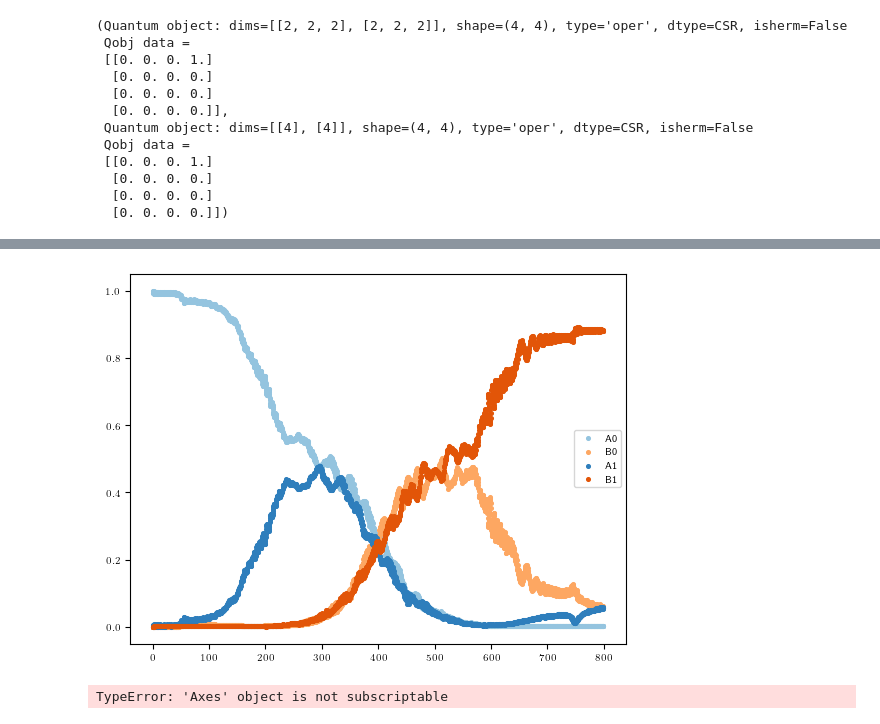
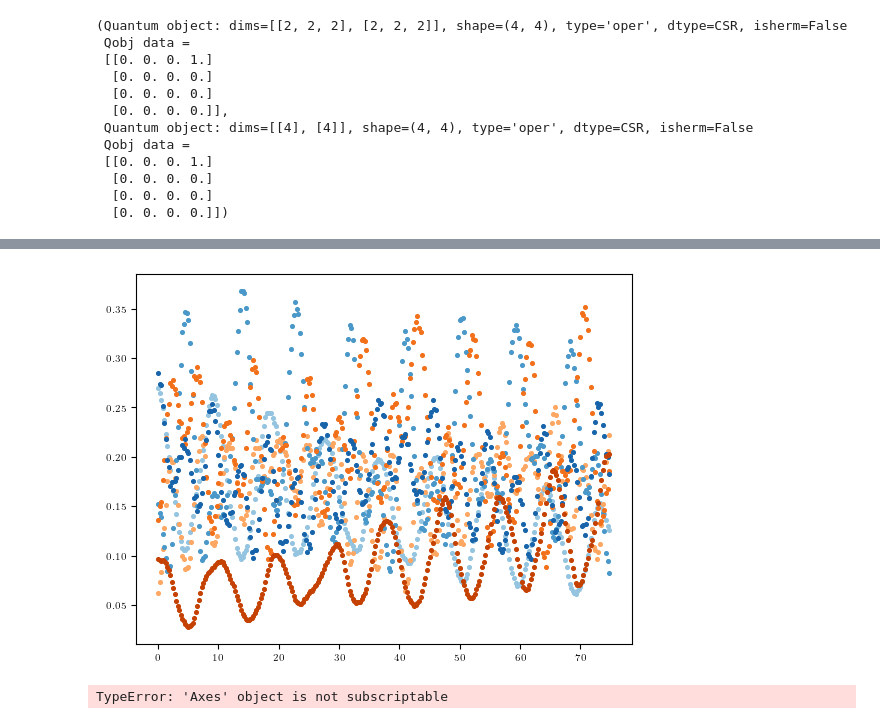
Before and after one commit to ChriGomm/master, a Jupyter notebook: numerics/thermal_phonons.ipynb, the cells around one changed output, grey strips where cells are left out. Saved outputs shown, nothing was run; the diff lists cells and outputs as text; code cells hidden in the pictures.

Commit message:
looked again at the evolution of spin + spin-phonon Hamiltonian. Where does the damping come from

```diff
--- a/numerics/thermal_phonons.ipynb
+++ b/numerics/thermal_phonons.ipynb
@@ -1638,13 +1670,20 @@ Total run time:   0.11s
+# %%
+excit_phonons = 7
+chain_length = 6
+S= system(chain_length,excit_phonons,dip_dip,dip_derivative_full,a=a,full=False,ph_scale=1/6, d= d)
+S.Hamiltonian(1.3,0,Delta=0).shape
+Ham = S.Hamiltonian(1.3,0,Delta=0).full()
+eigvals, eigvecs = np.linalg.eigh(Ham)
 # %%
 # boson_number -=1
 increase = 0
-exc_numbers = [10]
+exc_numbers = [8]
 trajs = []
 for l in exc_numbers:
 # for l in range(boson_number-1,8):
     excit_phonons = l
     excit_spin = 1
-    chain_length = 4
+    chain_length = 6
     latticeA = np.zeros((2,chain_length//2+chain_length%2))
     latticeB = np.zeros((2,chain_length//2))
     atol = 1e-16
@@ -1660,11 +1699,20 @@ for l in exc_numbers:
     ind_spin = project_indices(excit_spin,chain_length)
 
     state_sp =0
-    b0 = 1.6
+    a = 3
+    b0 = 1.8#2.
     # d = np.array([np.sqrt(1/3),np.sqrt(2/3)])
     d = np.array([0,1])
-    eig0 = np.zeros(chain_length)
-    eig0[0] = 1
+    dmat = single_Hamiltonian(b0,0,a,chain_length,dip_dip,0,d)
+    eigvals, eigvecs = np.linalg.eigh(dmat)
+    eigen = sort_eigenvalues(eigvals,eigvecs)
+    # eig0 = 1/np.sqrt(2)*(eigen[1,1:]-eigen[0,1:])
+    # eig0 = np.zeros(chain_length)
+    # eig0[0] = 1
+    fig, ax = plt.subplots(1,1)
+    ax.scatter(np.arange(chain_length),eig0,color='blue',s=10)
+    plt.show()
+    # solo
     for i in range(chain_length):
         state_sp += project_vec(ind_spin,enr_fock([2]*chain_length,1,[1 if n==i else 0 for n in range(chain_length)]))* eig0[i]
 
@@ -1690,14 +1738,15 @@ for l in exc_numbers:
 
     psiq = state0.unit()
 
-    S= system(chain_length,excit_phonons,dip_dip,dip_derivative_full,a=2,full=False,ph_scale=1/12, d= d)
+    S= system(chain_length,excit_phonons,dip_dip,dip_derivative_full,a=a,full=False,ph_scale=1/3, d= d)
+    # S2= system(chain_length,excit_phonons,dip_dip,dip_derivative_full,a=a,full=False,ph_scale=1/12,sp_scale=0, d= d)
 
     # psiq = S.Hamiltonian(a/2,0) @ state0.unit()#.dag()
-    # tsteps = 7/5*100*excit_phonons-40
-    # dt = 400/tsteps
-    tsteps = (200+100*excit_phonons)*2
-    # tsteps = 500
-    dt = 800/tsteps
+    tsteps = 300
+    dt = 75/tsteps
+    # tsteps = (200+100*excit_phonons)*4
+    # # tsteps = 500
+    # dt = 500/tsteps
     # print("thermal_phonons/traj_chain_length4_excite{:d}_time{:.2f}".format(excit_phonons,0.23))
     # return
     t = np.arange(tsteps)*dt
@@ -1705,17 +1754,17 @@ for l in exc_numbers:
     S.projectors_eval[0], psiq
     def time_traj(t):
         b = a/2+(b0-a/2)*np.cos(2*np.pi*freq*t)
-        Delta = np.sin(2*np.pi*freq*t)*10
+        Delta = np.sin(2*np.pi*freq*t)*0.3
         return b, h, Delta
     S.param_trajectory = time_traj
-    fig, ax = plt.subplots(1,2)
+    # fig, ax = plt.subplots(1,2)
 
-    ax[0].scatter(latticeA[0,:],[expect(S.projectors_eval[2*i],psiq) for i in range(chain_length//2+chain_length%2)],color='blue',s=10)
-    ax[0].scatter(latticeB[0,:],[expect(S.projectors_eval[2*i+1],psiq) for i in range(chain_length//2)],color='red',s=10)
+    # ax[0].scatter(latticeA[0,:],[expect(S.projectors_eval[2*i],psiq) for i in range(chain_length//2+chain_length%2)],color='blue',s=10)
+    # ax[0].scatter(latticeB[0,:],[expect(S.projectors_eval[2*i+1],psiq) for i in range(chain_length//2)],color='red',s=10)
 
-    ax[1].scatter(latticeA[0,:],[expect(S.projectors_eval[chain_length+2*i],psiq) for i in range(chain_length//2+chain_length%2)],color='blue',s=10)
-    ax[1].scatter(latticeB[0,:],[expect(S.projectors_eval[chain_length+2*i+1],psiq) for i in range(chain_length//2)],color='red',s=10)
-    plt.show()
+    # ax[1].scatter(latticeA[0,:],[expect(S.projectors_eval[chain_length+2*i],psiq) for i in range(chain_length//2+chain_length%2)],color='blue',s=10)
+    # ax[1].scatter(latticeB[0,:],[expect(S.projectors_eval[chain_length+2*i+1],psiq) for i in range(chain_length//2)],color='red',s=10)
+    # plt.show()
 
     # psiq = S.Hamiltonian(a/2,0) @ state0.unit()#.dag()
     # fig, ax = plt.subplots(1,2)
@@ -1729,7 +1778,10 @@ for l in exc_numbers:
     # break
     psiq = state0.unit()#.dag()
     # traj = sesolve(S.Hamiltonian_time,psiq,t,e_ops=S.projectors_eval,options={"progress_bar":True,"store_final_state":True,"atol":atol,"rtol":atol})
-    # traj = sesolve(S.Hamiltonian(a/2,0),psiq,t,e_ops=S.projectors_eval,options={"store_final_state":True,"atol":atol,"rtol":atol,"store_states":True})
+    # traj = sesolve(S.Hamiltonian_spin_time,state_sp,t,e_ops=S.project_spin,options={"progress_bar":True,"store_final_state":True,"atol":atol,"rtol":atol})
+    traj = sesolve(S.Hamiltonian(b0,0),psiq,t,e_ops=S.projectors_eval,options={"store_final_state":True,"atol":atol,"rtol":atol,"store_states":True,"progress_bar":True})
+    # traj = sesolve(S.Hamiltonian_spinner(b0,0,),state_sp,t,e_ops=S.project_spin,options={"store_final_state":True,"atol":atol,"rtol":atol,"store_states":True,"progress_bar":True})
+    # traj2 = sesolve(S2.Hamiltonian(a/2,0),psiq,t,e_ops=S.projectors_eval,options={"store_final_state":True,"atol":atol,"rtol":atol,"store_states":True})
     # t = t[:20],"store_states":True
     # print("size Hamiltonian: ",S.Hamiltonian(b,h).full().shape)
     trajs.append(traj)
@@ -1744,19 +1796,36 @@ for l in exc_numbers:
     #         ax2.scatter(t,traj_states[:,i],s=10,label=phonon_states[i],marker=marker[i%3])
             # ax2.scatter(t,traj.expect[chain_length+2*i+1],color=orange(0.4+0.6*i/(chain_length//2)),s=7,label=f"B{i}")
     fig, ax = plt.subplots(1,1)
+
+    # means = []
+    # bin = 50
+    # for i in range(chain_length):
+    #     steps = len(t)//bin
+    #     mean_time = []
+    #     means.append([])
+    #     for j in range(steps):
+    #         means[-1].append(np.mean(traj.expect[i][j*bin:(j+1)*bin]))
+    #         mean_time.append(np.mean(t[j*bin:(j+1)*bin]))
+
     # fig2, ax2 = plt.subplots(1,1)
     for i in range(chain_length//2):
         # ax2.scatter(t,traj.expect[chain_length+2*i],color=blue(0.4+0.6*i/(chain_length//2+chain_length%2)),s=7,label=f'A{i}')
         # ax2.scatter(t,traj.expect[chain_length+2*i+1],color=orange(0.4+0.6*i/(chain_length//2)),s=7,label=f"B{i}")
+        # ax.scatter(mean_time,means[2*i],color=blue(0.4+0.6*i/(chain_length//2+chain_length%2)),s=7,label=f'A{i}')
+        # ax.scatter(mean_time,means[2*i+1],color=orange(0.4+0.6*i/(chain_length//2)),s=7,label=f"B{i}")#
         ax.scatter(t,traj.expect[2*i],color=blue(0.4+0.6*i/(chain_length//2+chain_length%2)),s=7,label=f'A{i}')
-        ax.scatter(t,traj.expect[2*i+1],color=orange(0.4+0.6*i/(chain_length//2)),s=7,label=f"B{i}")
+        ax.scatter(t,traj.expect[2*i+1],color=orange(0.4+0.6*i/(chain_length//2)),s=7,label=f"B{i}")#
+        # traj_comp_even = 0#trajs[0].expect[2*i]
+        # traj_comp_odd = 0#trajs[0].expect[2*i+1]
+        # ax2.scatter(t,traj_comp_even+traj2.expect[2*i],color=blue(0.4+0.6*i/(chain_length//2+chain_length%2)),s=7,label=f'A{i}')
+        # ax2.scatter(t,traj_comp_odd+traj2.expect[2*i+1],color=orange(0.4+0.6*i/(chain_length//2)),s=7,label=f"B{i}")
         # ax2.scatter(t,traj.expect[chain_length+2*i]-traj1.expect[chain_length+2*i],color=blue(0.4+0.6*i/(chain_length//2+chain_length%2)),s=7,label=f'A{i}')
         # ax2.scatter(t,traj.expect[chain_length+2*i+1]-traj1.expect[chain_length+2*i+1],color=orange(0.4+0.6*i/(chain_length//2)),s=7,label=f"B{i}")
         # ax.scatter(t,traj.expect[2*i]-traj1.expect[2*i],color=blue(0.4+0.6*i/(chain_length//2+chain_length%2)),s=7,label=f'A{i}')
         # ax.scatter(t,traj.expect[2*i+1]-traj1.expect[2*i+1],color=orange(0.4+0.6*i/(chain_length//2)),s=7,label=f"B{i}")
     # ax.scatter(t,traj1.expect[chain_length-1],color=blue(0.4+0.6*(i+1)/(chain_length//2+chain_length%2)),s=7,label=f'A{i+1}')
     # ax2.scatter(t,traj1.expect[chain_length*2-1],color=blue(0.4+0.6*(i+1)/(chain_length//2+chain_length%2)),s=7,label=f'A{i+1}')
-    ax.legend()
+    # ax.legend()
     # ax2.legend()
     # plt.savefig("/home/christian/Documents/master/protocol/pictures/"+"chain4_ricemele_1spto10oupling_doubletime_10phonons_Delta10.pdf")
     plt.show()
@@ -1766,4 +1846,4 @@ for l in exc_numbers:
-[figure, old version]
+[figure, new version]
 # %%
 # fig2, ax2 = plt.subplots(1,4)
 setup = Setup_Fig(name_of_plot='lam2_anal_ml.png',fig_width=8,fig_height=6,xax_share=True,joined=True)
```
Also changed, not shown: parts of 6 cells of this notebook, 17 other files.
